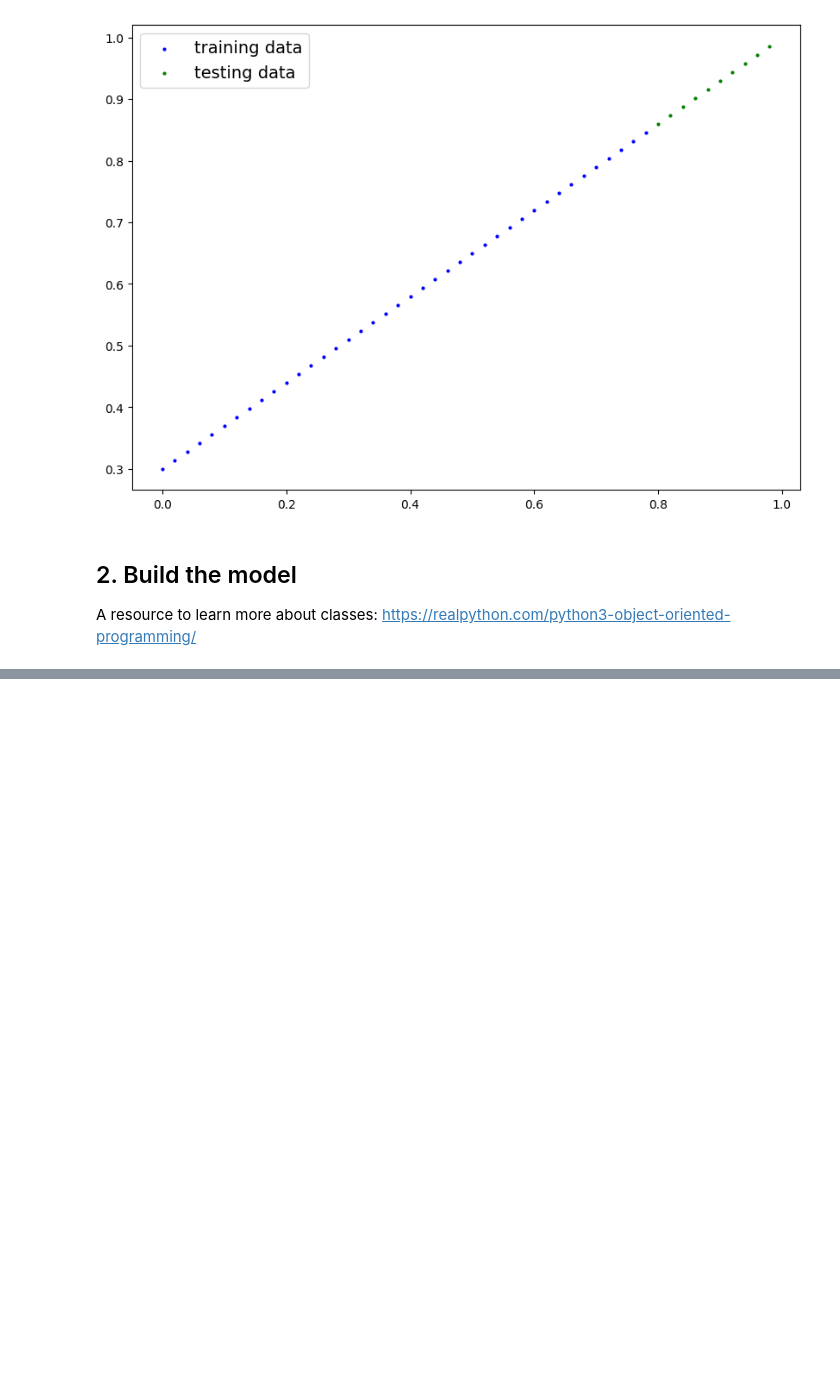
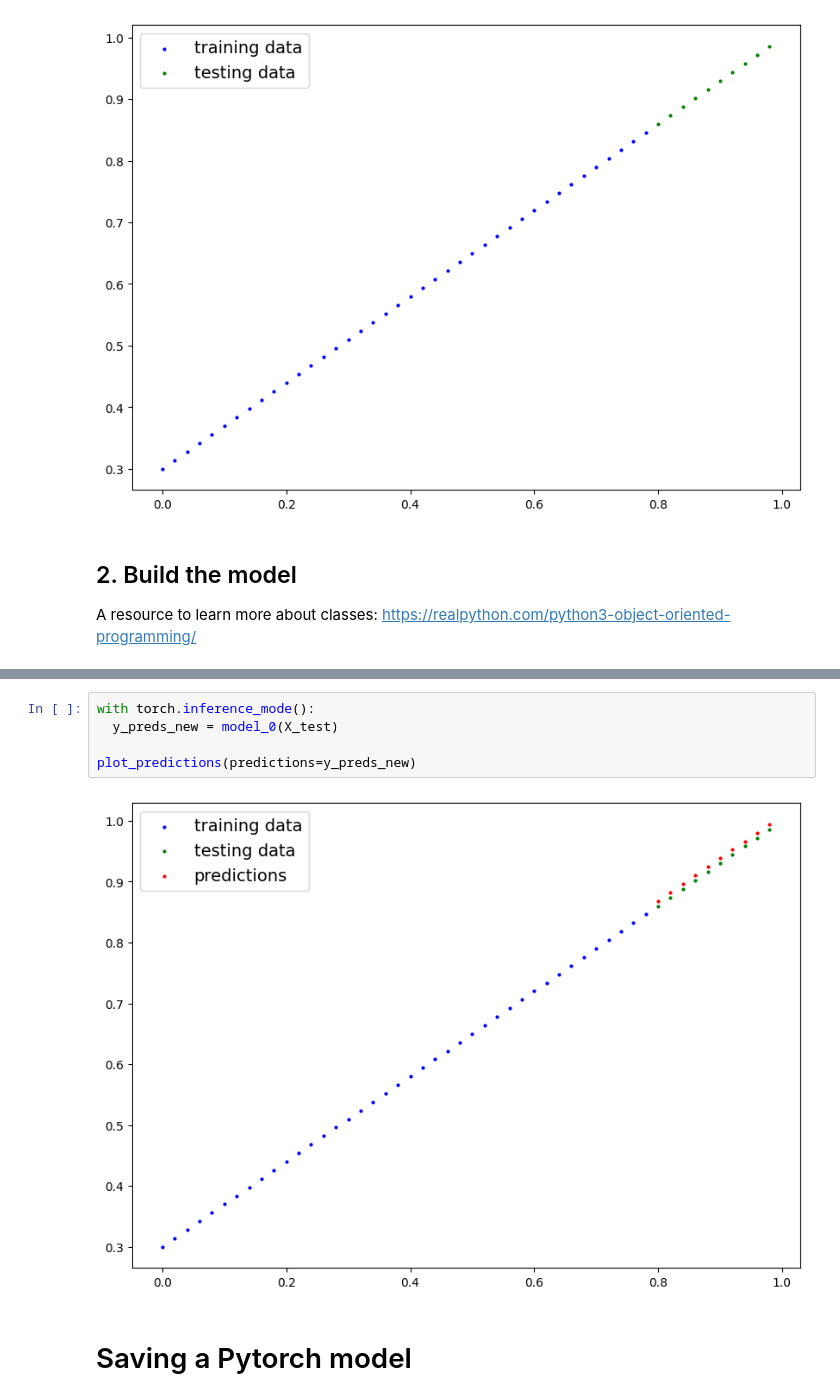
Before and after one commit to mha142/my_pytorch_tutorials, a Jupyter notebook: 01_pytorch_workflow.ipynb, the cells around one changed output, grey strips where cells are left out. Drawn from its saved outputs; the diff is of its cells as text; blank space fills up the shorter version.

```diff
--- a/01_pytorch_workflow.ipynb
+++ b/01_pytorch_workflow.ipynb
@@ -118,0 +356,9 @@ class LinearRegressionModel(nn.Module): # the class LinearRegressionModel inheri
+# %%
+with torch.inference_mode():
+  y_preds_new = model_0(X_test)
+
+plot_predictions(predictions=y_preds_new)
+# %% [output]
+[figure, added]
+# %% [markdown]
+# Saving a Pytorch model
```
Also changed, not shown: parts of 67 cells of this notebook.
